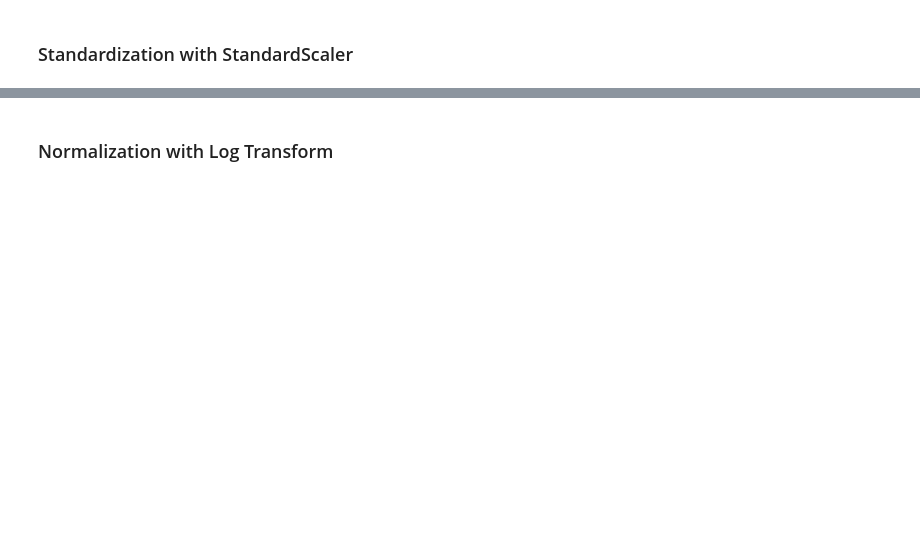
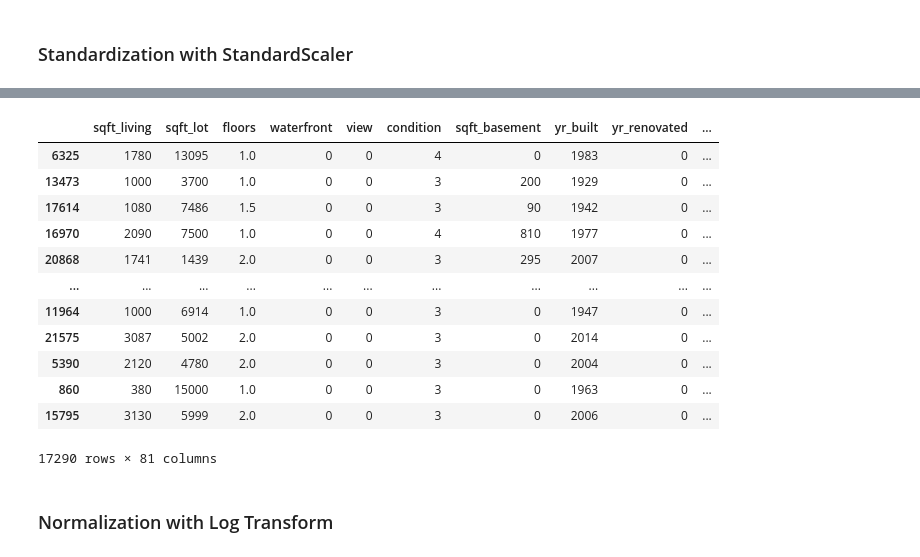
Before and after one commit to martyna-radziszewicz/iron-kaggle-hufflepuff, a Jupyter notebook: main-ZIP-One_Hot_Encoding.ipynb, the cells around one changed output, grey strips where cells are left out. Saved outputs shown, nothing was run; the diff lists cells and outputs as text; code cells hidden in the pictures; blank space fills up the shorter version.

```diff
--- a/main-ZIP-One_Hot_Encoding.ipynb
+++ b/main-ZIP-One_Hot_Encoding.ipynb
@@ -627,3 +627,19 @@ MAE =  73189.8132
 
 # plt.tight_layout()
 # plt.show()
+# %%
+X_train
+# %% [output]
+|  | sqft_living | sqft_lot | floors | waterfront | view | condition | sqft_basement | yr_built | yr_renovated | ... |
+| 6325 | 1780 | 13095 | 1.0 | 0 | 0 | 4 | 0 | 1983 | 0 | ... |
+| 13473 | 1000 | 3700 | 1.0 | 0 | 0 | 3 | 200 | 1929 | 0 | ... |
+| 17614 | 1080 | 7486 | 1.5 | 0 | 0 | 3 | 90 | 1942 | 0 | ... |
+| 16970 | 2090 | 7500 | 1.0 | 0 | 0 | 4 | 810 | 1977 | 0 | ... |
+| 20868 | 1741 | 1439 | 2.0 | 0 | 0 | 3 | 295 | 2007 | 0 | ... |
+| ... | ... | ... | ... | ... | ... | ... | ... | ... | ... | ... |
+| 11964 | 1000 | 6914 | 1.0 | 0 | 0 | 3 | 0 | 1947 | 0 | ... |
+| 21575 | 3087 | 5002 | 2.0 | 0 | 0 | 3 | 0 | 2014 | 0 | ... |
+| 5390 | 2120 | 4780 | 2.0 | 0 | 0 | 3 | 0 | 2004 | 0 | ... |
+| 860 | 380 | 15000 | 1.0 | 0 | 0 | 3 | 0 | 1963 | 0 | ... |
+| 15795 | 3130 | 5999 | 2.0 | 0 | 0 | 3 | 0 | 2006 | 0 | ... |
+17290 rows × 81 columns
```
Also changed, not shown: parts of 19 cells of this notebook.
